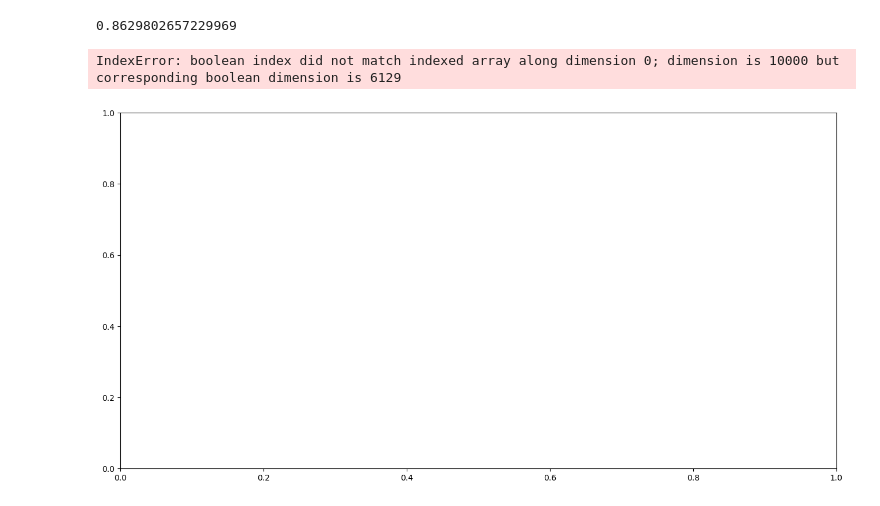
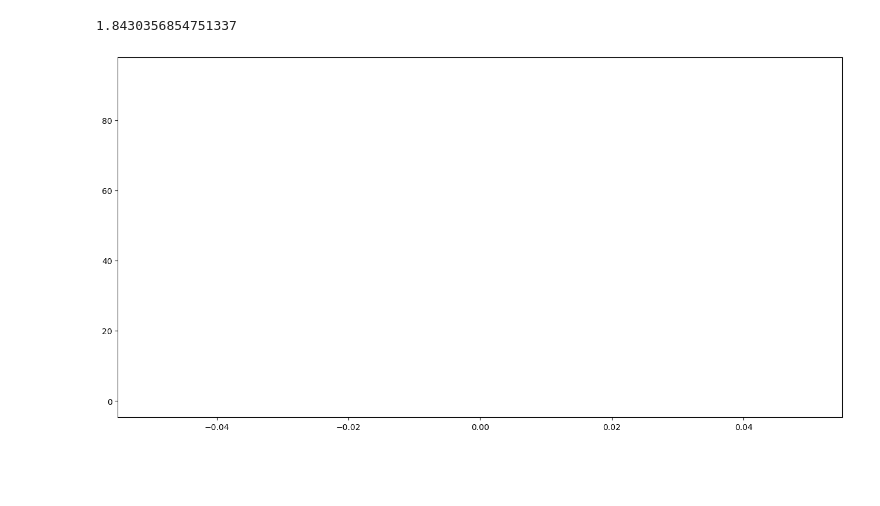
Before and after one commit to swang737/optPriceTool, a Jupyter notebook: barrierOptions.ipynb, the cells around one changed output. Drawn from its saved outputs; the diff is of its cells as text; code cells hidden in the pictures; blank space fills up the shorter version.

```diff
--- a/barrierOptions.ipynb
+++ b/barrierOptions.ipynb
@@ -3,64 +3,48 @@ import numpy as np
 from matplotlib.pyplot import subplots
 # %%
 S0 = 100
-K = 120
+K = 110
 std = 0.25
 r = 0.07
 T = 1
 B = 90
-npaths = 10000
+npaths = 1000
 nt = 1000
 dt = T/nt
-method = 'milstein'
+method = 'euler'
 
 paths = []
-antipaths = []
 
 for i in range(npaths):
     S = np.zeros(nt + 1)
-    antiS = np.zeros(nt + 1)
-    antiS[0] = S0
     S[0] = S0
 
     for t in range(nt):
         Z = np.random.normal(loc = 0, scale = 1)
-        antiZ = -Z
         if method.lower() == 'euler':
             S[t+1] = S[t] + r * S[t] * dt + std * S[t] * np.sqrt(dt) * Z
-            antiS[t+1] = antiS[t] + r * antiS[t] * dt + std * antiS[t] * np.sqrt(dt) * antiZ
         if method.lower() == 'milstein':
             # i think the milstein formula in lec notes is incorrect...
             S[t+1] = S[t] + r * S[t] * dt + std * S[t] * (np.sqrt(dt) * Z) + 0.5 * std**2 * ((np.sqrt(dt) * Z)**2 - dt) * S[t]
-            antiS[t+1] = antiS[t] + r * antiS[t] * dt + std * antiS[t] * np.sqrt(dt) * antiZ + 0.5 * std**2 * ((np.sqrt(dt) * antiZ)**2 - dt) * antiS[t]
 
     paths.append(S)
-    antipaths.append(antiS)
 
 paths = np.asarray(paths)
-antipaths = np.asarray(antipaths)
 
 S_T = paths[:, -1]
-antiS_T = antipaths[:, -1]
 
 active = np.zeros(npaths)
-antiactive = np.zeros(npaths)
-
-antihit = np.min(antipaths, axis=1) < B
-hit = np.min(paths, axis=1) < B
+hit = np.min(paths, axis=1) <= B
 
 active[hit] = np.maximum(S_T[hit] - K, 0)
-antiactive[antihit] = np.maximum(antiS_T[antihit] - K, 0)
 
-price = np.exp(-r * T) * np.mean(np.concatenate([active, antiactive]))
+price = np.exp(-r * T) * np.mean(active)
 price
 # %% [output]
-0.8629802657229969
+1.8430356854751337
 # %%
 fig, ax = subplots(figsize = (16, 8))
-for path in paths[active[hit]>0]:
-    ax.plot(path);
-for path in antipaths[antiactive[antihit]>0]:
-    ax.plot(path);
+for path in active[hit]:
+    ax.plot(path)
 # %% [output]
-IndexError: boolean index did not match indexed array along dimension 0; dimension is 10000 but corresponding boolean dimension is 6129
-[figure, old version]
+[figure, new version]
```
Also changed, not shown: parts of 8 cells of this notebook, 1 other file.
